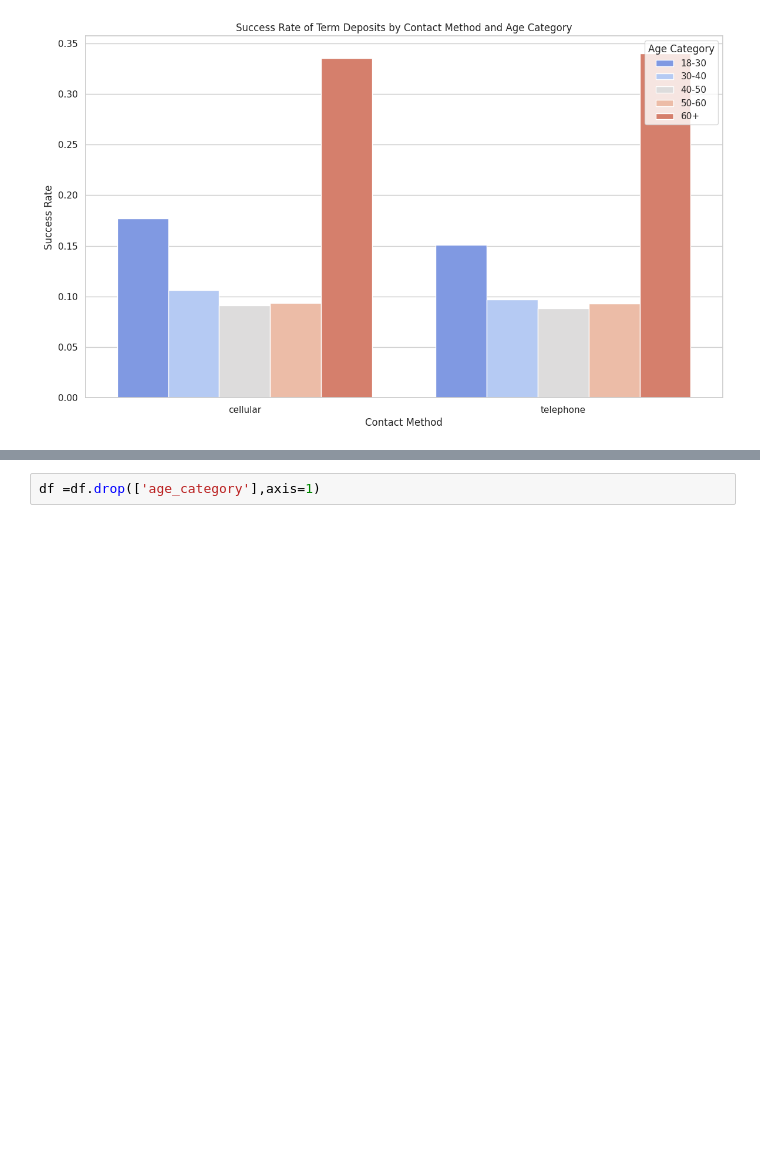
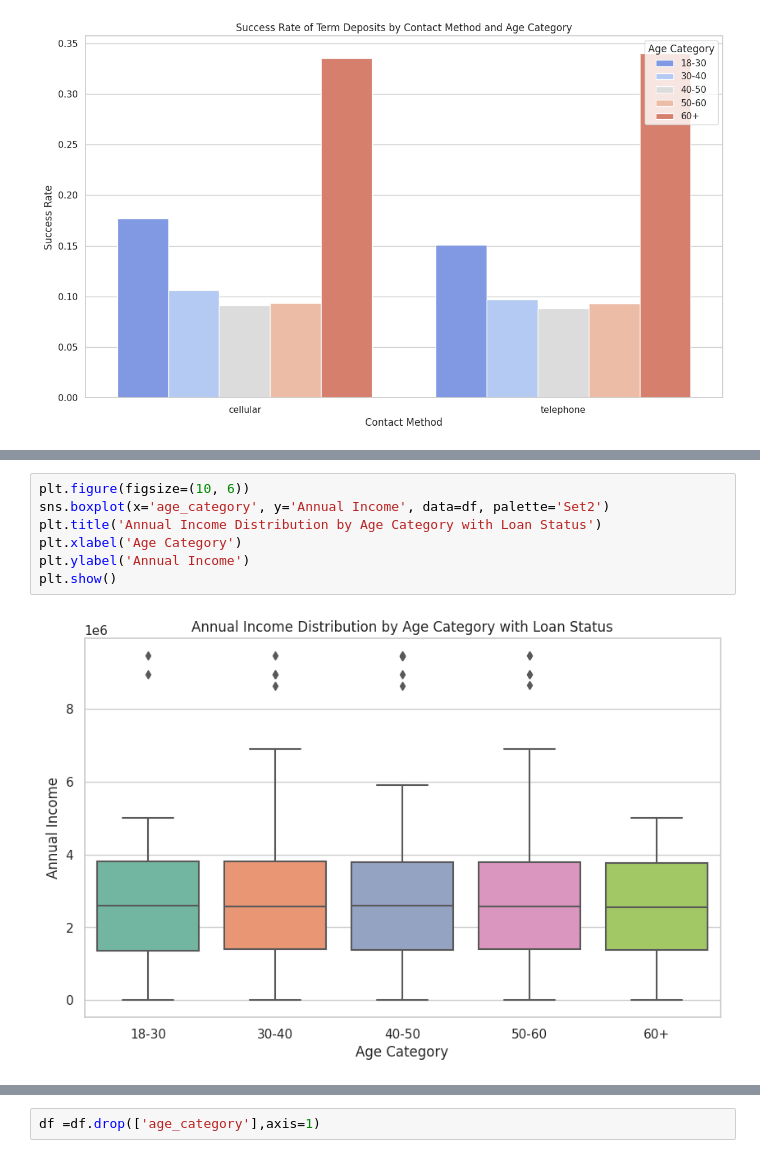
Before and after one commit to amirtha19/Customer-prediction-with-MLOps, a Jupyter notebook: assignment.ipynb, the cells around one changed output, grey strips where cells are left out. Cells and saved outputs as stored; diff of their text form; blank space fills up the shorter version.

```diff
--- a/assignment.ipynb
+++ b/assignment.ipynb
@@ -1144,0 +1207,9 @@ plt.show()
+# %%
+plt.figure(figsize=(10, 6))
+sns.boxplot(x='age_category', y='Annual Income', data=df, palette='Set2')
+plt.title('Annual Income Distribution by Age Category with Loan Status')
+plt.xlabel('Age Category')
+plt.ylabel('Annual Income')
+plt.show()
+# %% [output]
+[figure, added]
```
Also changed, not shown: parts of 25 cells of this notebook.
